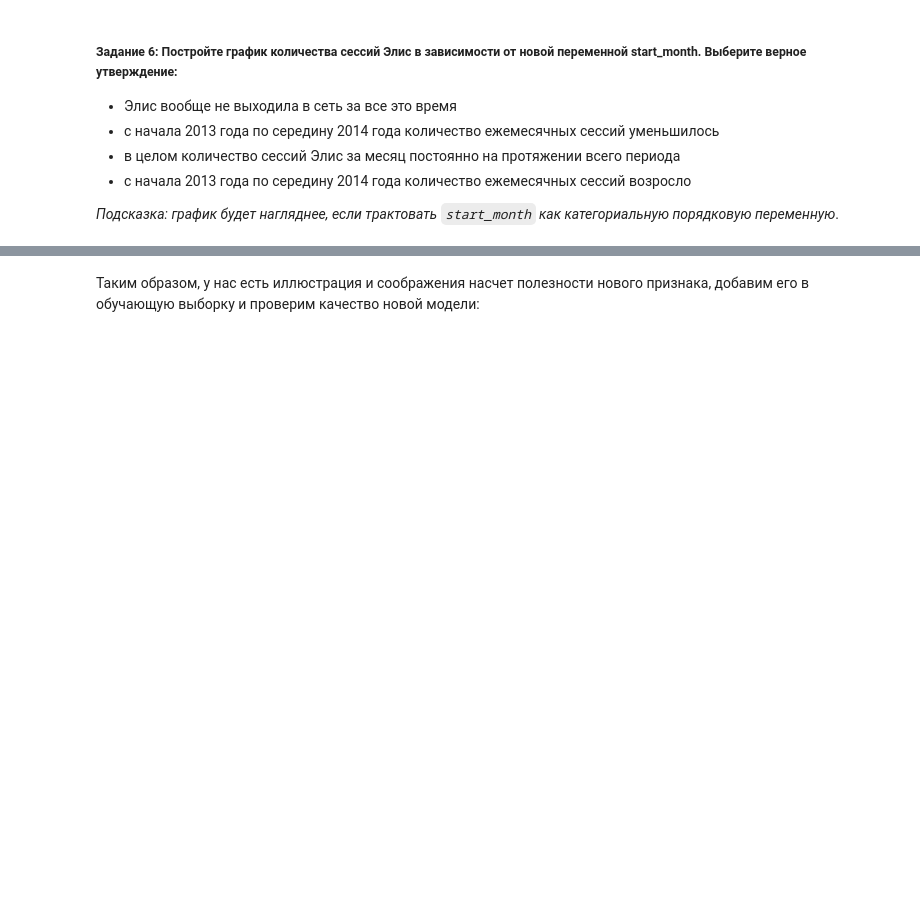
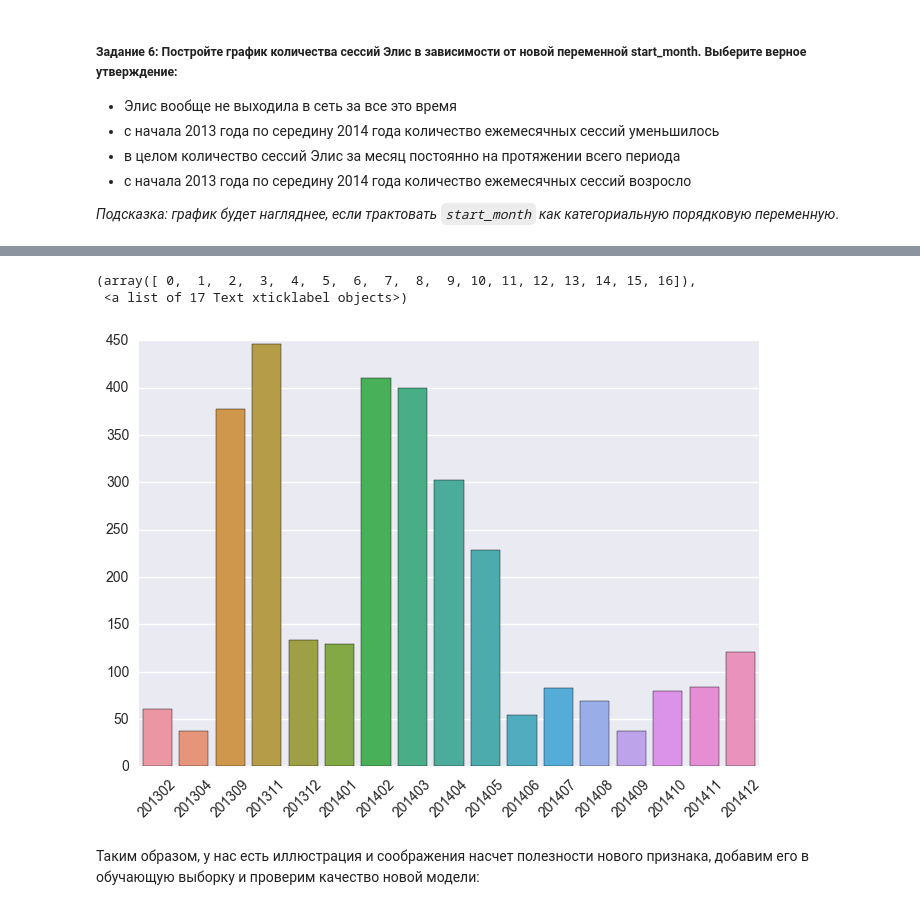
Before and after one commit to re9ulus/moocs_std, a Jupyter notebook: ods_ml/notebooks/hw4/hw4_part1_websites_logistic_regression.ipynb, the cells around one changed output, grey strips where cells are left out. Drawn from its saved outputs; the diff is of its cells as text; code cells hidden in the pictures; blank space fills up the shorter version.

```diff
--- a/ods_ml/notebooks/hw4/hw4_part1_websites_logistic_regression.ipynb
+++ b/ods_ml/notebooks/hw4/hw4_part1_websites_logistic_regression.ipynb
@@ -458,3 +501,20 @@ full_new_feat['start_month'] = full_df['time1'].apply(lambda ts: 100 * ts.year +
+# %%
+# ваш код здесь
+t = full_new_feat[time_df['target'] == 1]['start_month'].value_counts() #.plot()
+# pd.DataFrame(t.as_matrix()
+
+sns.barplot(t.index, t.values)
+plt.xticks(rotation=45)
+
+# Элис вообще не выходила в сеть за все это время : False
+# с начала 2013 года по середину 2014 года количество ежемесячных сессий уменьшилось : ??
+# в целом количество сессий Элис за месяц постоянно на протяжении всего периода : False
+# с начала 2013 года по середину 2014 года количество ежемесячных сессий возросло ??
+# Уменьшилось ????
+# %% [output]
+(array([ 0,  1,  2,  3,  4,  5,  6,  7,  8,  9, 10, 11, 12, 13, 14, 15, 16]),
+ <a list of 17 Text xticklabel objects>)
+[figure, added]
 # %% [markdown]
 Таким образом, у нас есть иллюстрация и соображения насчет полезности нового признака, добавим его в обучающую выборку и проверим качество новой модели:
 # %%
```
Also changed, not shown: parts of 26 cells of this notebook.
